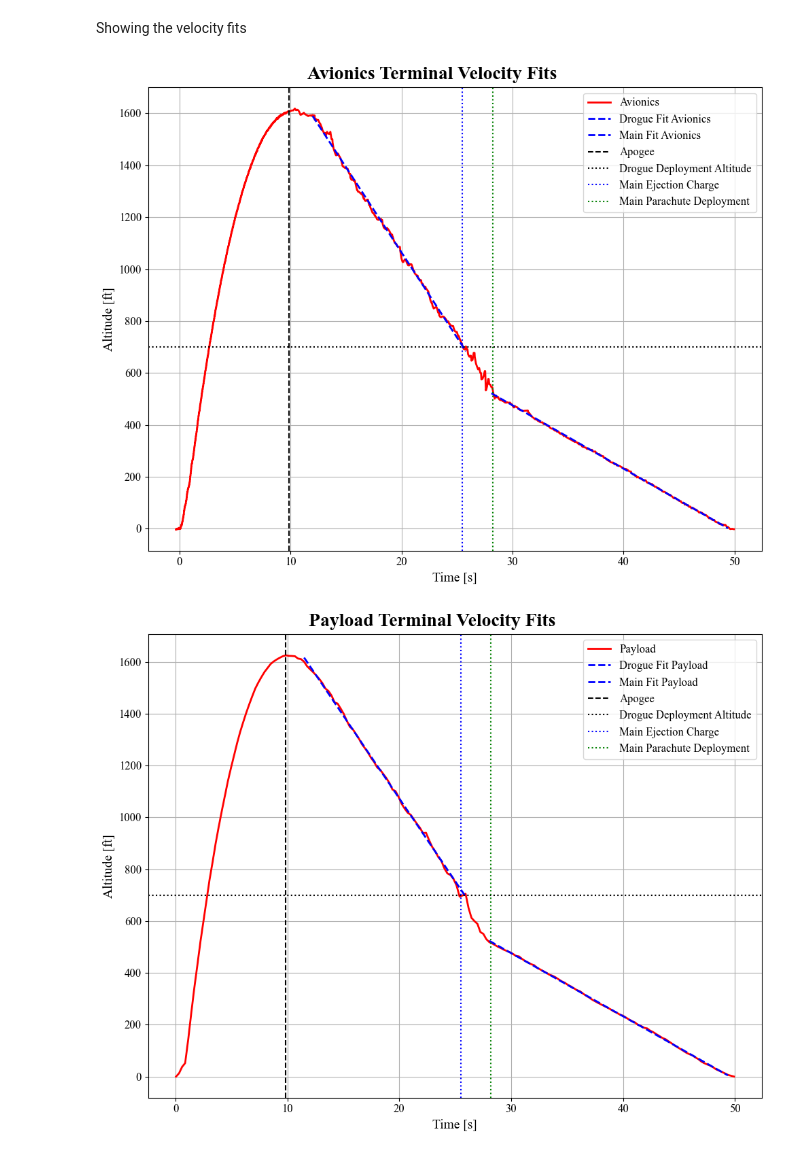
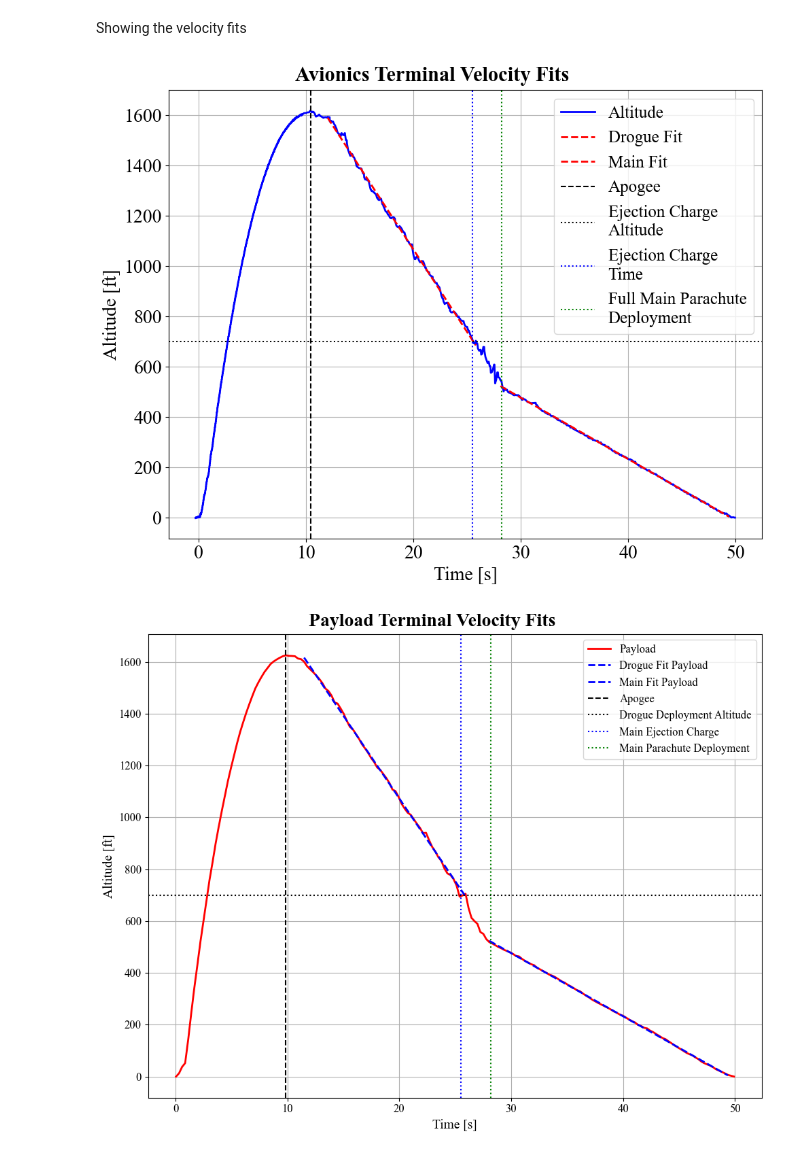
Before and after one commit to saividyud/NASA_25-26_Rocket_Simulations, a Jupyter notebook: Subscale Flight Analysis/analyzer.ipynb, the cells around one changed output. Cells and saved outputs as stored; diff of their text form; code cells hidden in the pictures.

```diff
--- a/Subscale Flight Analysis/analyzer.ipynb
+++ b/Subscale Flight Analysis/analyzer.ipynb
@@ -165,7 +236,7 @@ data_payload = pd.read_csv('Subscale Payload.csv')
 # %% [markdown]
 Changing avionics data to remove erroneous points
 # %%
-data_avionics2 = data_avionics.assign(**{'Altitude [ft]': data_avionics['height'] * 3.28084, 'Time [s]': data_avionics['time']})
+data_avionics2 = data_avionics.assign(**{'Altitude [ft]': data_avionics['height'] * 3.28084, 'Time [s]': data_avionics['time'], 'Acceleration [ft/s²]': data_avionics['acceleration'] * 3.28084, 'Velocity [ft/s]': data_avionics['speed'] * 3.28084})
 data_avionics2 = data_avionics2[data_avionics2['Time [s]'].values < 50]
 
 # Deleting error point before apogee
@@ -267,33 +402,30 @@ Showing the velocity fits
 # %%
 fig = plt.figure()
 fig.set_tight_layout(True)
 ax = fig.add_subplot()
 
-ax.plot(data_avionics2['Time [s]'], data_avionics2['Altitude [ft]'], linestyle='-', color='r', label='Avionics', linewidth=2)
-# ax.plot(data_payload2['Time [s]'], data_payload2['Altitude [ft]'], linestyle='-', color='r', label='Payload', linewidth=2)
+ax.plot(data_avionics2['Time [s]'], data_avionics2['Altitude [ft]'], linestyle='-', color='b', label='Altitude', linewidth=2)
 
-ax.plot(drogue_data_avionics['Time [s]'], np.polyval(drogue_fit_avionics, drogue_data_avionics['Time [s]']), linestyle='--', color='b', linewidth=2, label='Drogue Fit Avionics')
-# ax.plot(drogue_data_payload['Time [s]'], np.polyval(drogue_fit_payload, drogue_data_payload['Time [s]']), linestyle='--', color='r', linewidth=2, label='Drogue Fit Payload')
+ax.plot(drogue_data_avionics['Time [s]'], np.polyval(drogue_fit_avionics, drogue_data_avionics['Time [s]']), linestyle='--', color='r', linewidth=2, label='Drogue Fit')
 
-ax.plot(main_data_avionics['Time [s]'], np.polyval(main_fit_avionics, main_data_avionics['Time [s]']), linestyle='--', color='b', linewidth=2, label='Main Fit Avionics')
-# ax.plot(main_data_payload['Time [s]'], np.polyval(main_fit_payload, main_data_payload['Time [s]']), linestyle='--', color='r', linewidth=2, label='Main Fit Payload')
+ax.plot(main_data_avionics['Time [s]'], np.polyval(main_fit_avionics, main_data_avionics['Time [s]']), linestyle='--', color='r', linewidth=2, label='Main Fit')
 
-ax.axvline(time_to_apogee_payload, color='k', linestyle='dashed', label='Apogee')
-ax.axhline(700, color='k', linestyle=':', label='Drogue Deployment Altitude')
+ax.axvline(time_to_apogee_avionics, color='k', linestyle='dashed', label='Apogee')
+ax.axhline(700, color='k', linestyle=':', label='Ejection Charge\nAltitude')
 
-ax.axvline(25.5, color='b', linestyle=':', label='Main Ejection Charge')
-ax.axvline(28.2, color='g', linestyle=':', label='Main Parachute Deployment')
+ax.axvline(25.5, color='b', linestyle=':', label='Ejection Charge\nTime')
+ax.axvline(28.2, color='g', linestyle=':', label='Full Main Parachute\nDeployment')
 
 fig.suptitle('Avionics Terminal Velocity Fits', y=0.97)
 ax.set_xlabel('Time [s]')
 ax.set_ylabel('Altitude [ft]')
 ax.grid(True)
 
-ax.legend(loc='upper right')
+ax.legend(loc='upper right', ncol=1)
 
 plt.show()
 # %% [output]
-[figure, old version]
+[figure, new version]
 # %%
 fig = plt.figure()
 fig.set_tight_layout(True)
```
Also changed, not shown: parts of 15 cells of this notebook, 8 other files.
